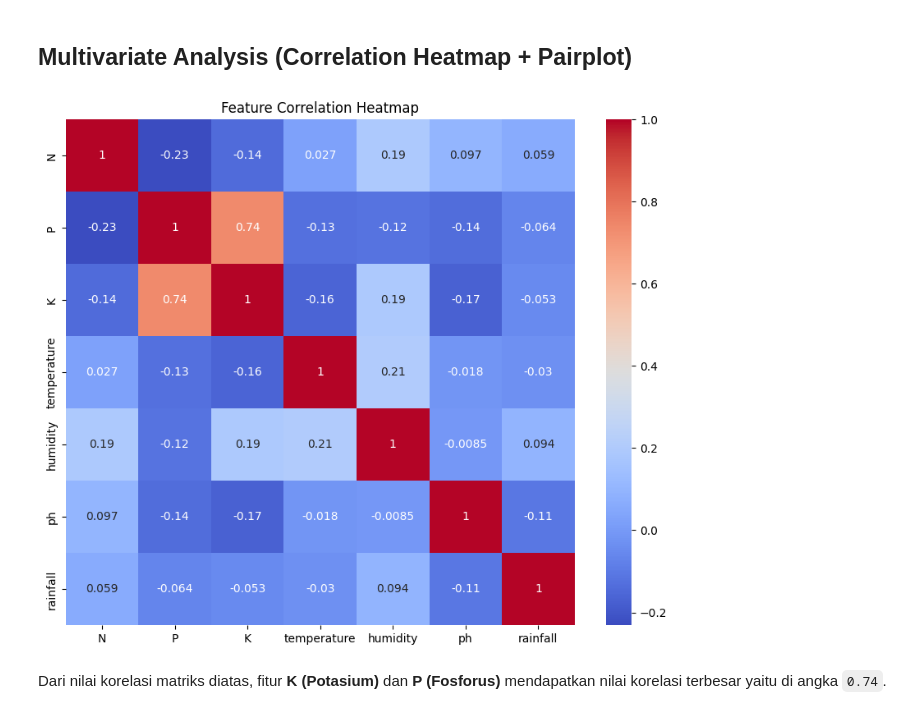
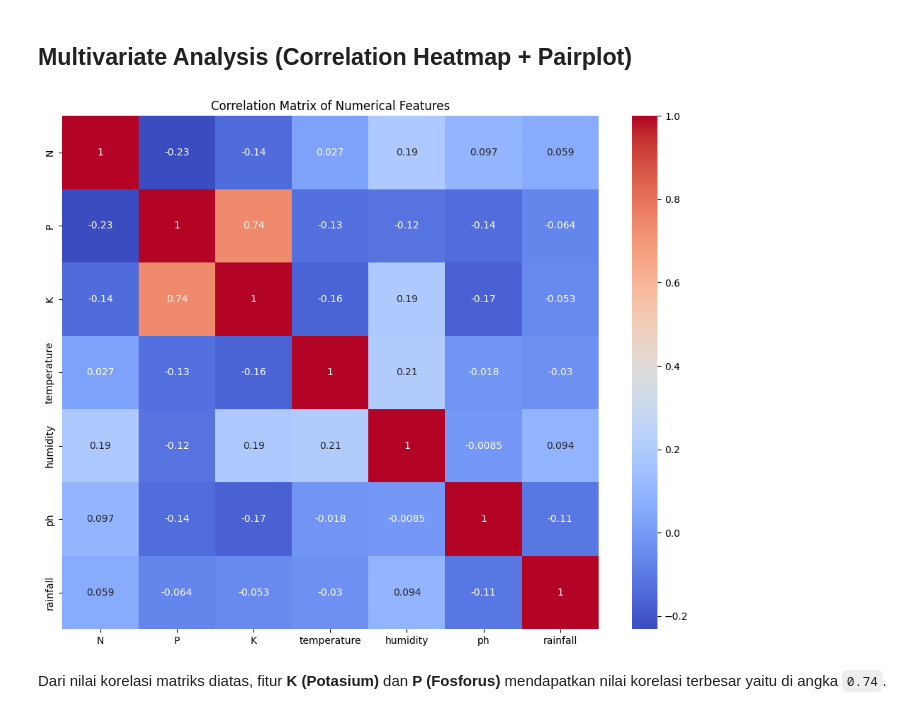
Before and after one commit to J3ndra/dicoding_machine_learning_terapan, a Jupyter notebook: Predictive Analytics/Submission/submission_predictive.ipynb, the cells around one changed output. Saved outputs shown, nothing was run; the diff lists cells and outputs as text; code cells hidden in the pictures.

```diff
--- a/Predictive Analytics/Submission/submission_predictive.ipynb
+++ b/Predictive Analytics/Submission/submission_predictive.ipynb
@@ -209,12 +177,13 @@ Berikut adalah hasil analisa histogram diatas:
 # %%
 # Menampilkan correlation antar fitur numerikal
 
 plt.figure(figsize=(10, 8))
-sns.heatmap(df[numericals].corr(), annot=True, cmap='coolwarm')
-plt.title('Feature Correlation Heatmap')
+sns.heatmap(df[numericals].corr(), annot=True, cmap="coolwarm")
+plt.title('Correlation Matrix of Numerical Features')
+plt.tight_layout()
 plt.show()
 # %% [output]
-[figure, old version]
+[figure, new version]
 # %% [markdown]
 Dari nilai korelasi matriks diatas, fitur **K (Potasium)** dan **P (Fosforus)** mendapatkan nilai korelasi terbesar yaitu di angka `0.74`.
 # %% [markdown]
```
Also changed, not shown: parts of 19 cells of this notebook, 3 other files.
